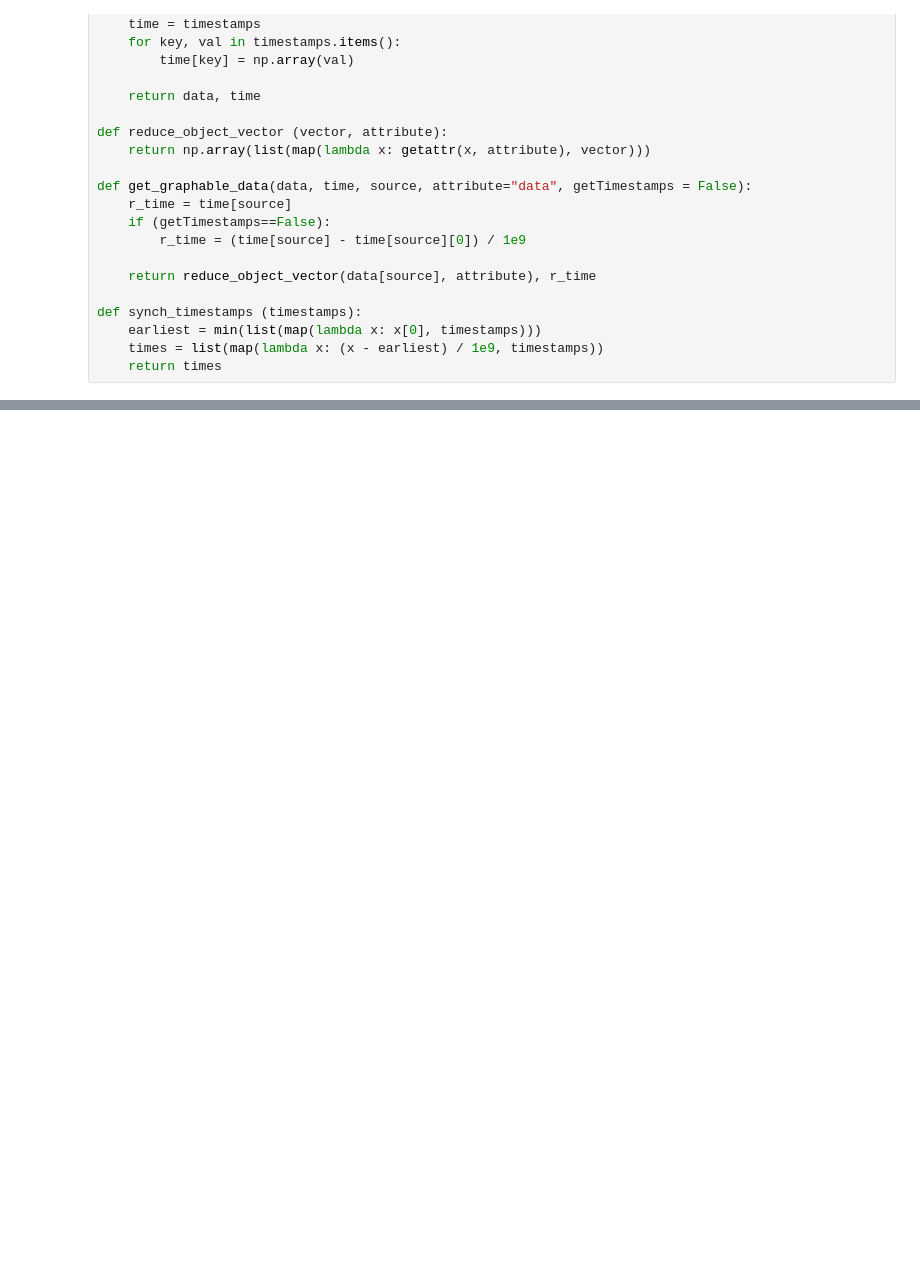
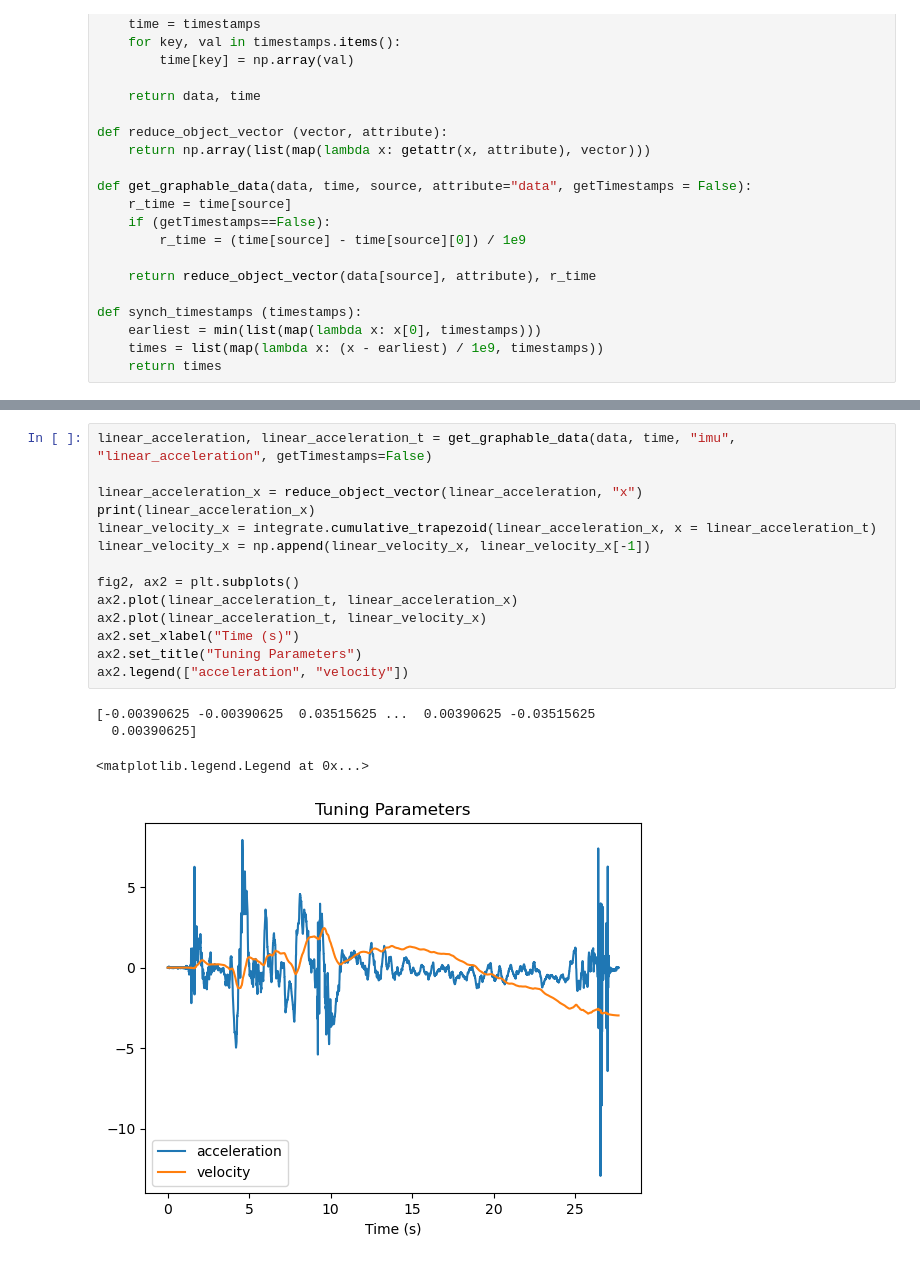
Before and after one commit to Umich-NASA-Big-Idea-Challenge/cargo_beep, a Jupyter notebook: cargo_beep/traction_analysis.ipynb, the cells around one changed output, grey strips where cells are left out. Cells and saved outputs as stored; diff of their text form; blank space fills up the shorter version.

```diff
--- a/cargo_beep/traction_analysis.ipynb
+++ b/cargo_beep/traction_analysis.ipynb
@@ -76,2 +87,21 @@ data, time = get_all_data(path)
 /imu0/data sensor_msgs/msg/Imu
+# %%
+linear_acceleration, linear_acceleration_t = get_graphable_data(data, time, "imu", "linear_acceleration", getTimestamps=False)
+
+linear_acceleration_x = reduce_object_vector(linear_acceleration, "x")
+print(linear_acceleration_x)
+linear_velocity_x = integrate.cumulative_trapezoid(linear_acceleration_x, x = linear_acceleration_t)
+linear_velocity_x = np.append(linear_velocity_x, linear_velocity_x[-1])
+
+fig2, ax2 = plt.subplots()
+ax2.plot(linear_acceleration_t, linear_acceleration_x)
+ax2.plot(linear_acceleration_t, linear_velocity_x)
+ax2.set_xlabel("Time (s)")
+ax2.set_title("Tuning Parameters")
+ax2.legend(["acceleration", "velocity"])
+# %% [output]
+[-0.00390625 -0.00390625  0.03515625 ...  0.00390625 -0.03515625
+  0.00390625]
+<matplotlib.legend.Legend at 0x...>
+[figure, added]
 # %%
```
Also changed, not shown: parts of 4 cells of this notebook, 10 other files.
